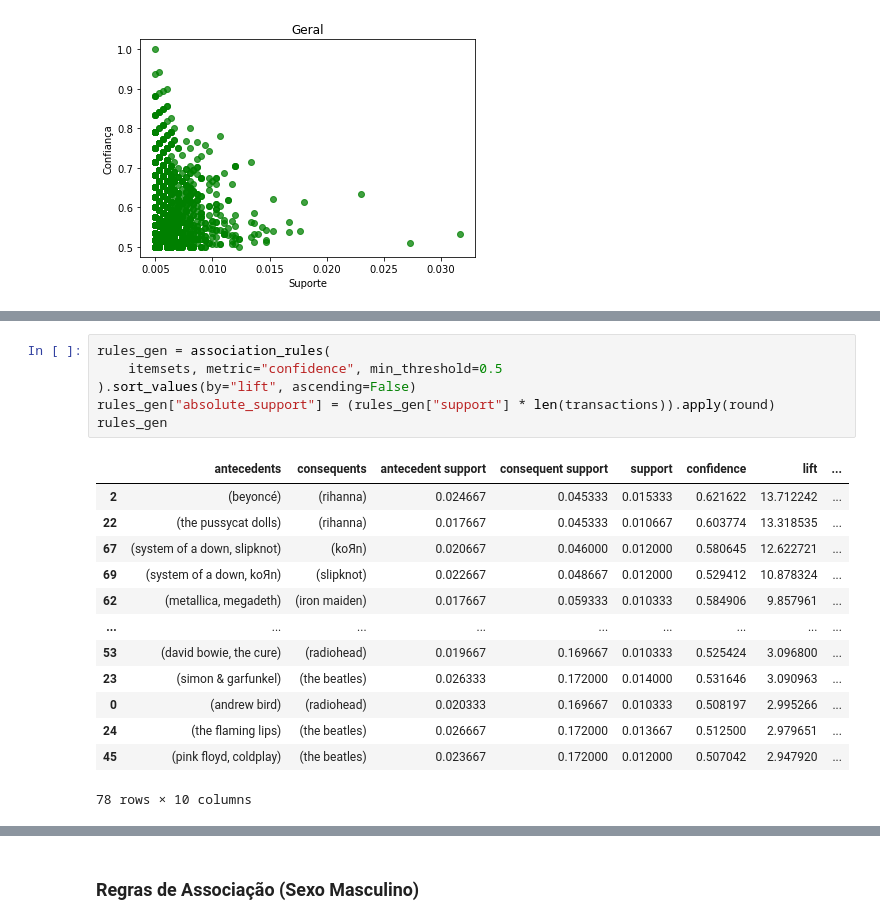
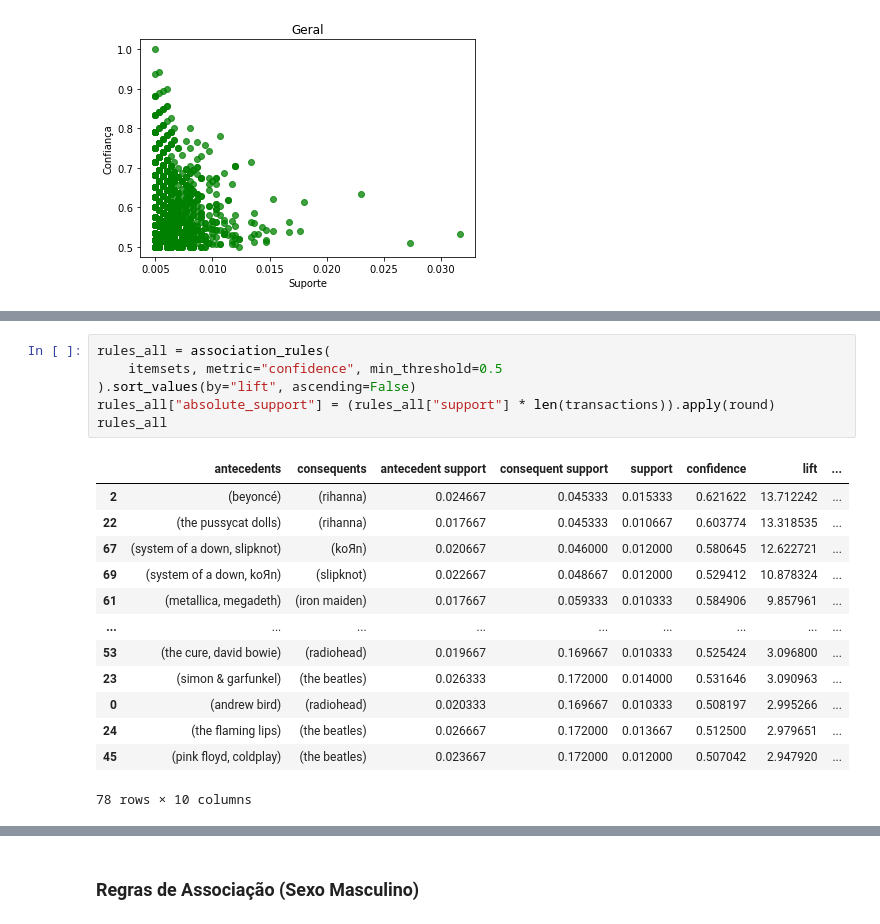
Before and after one commit to usr-bin32/data-mining-assignments, a Jupyter notebook: p2/notebook.ipynb, the cells around one changed output, grey strips where cells are left out. Drawn from its saved outputs; the diff is of its cells as text.

```diff
--- a/p2/notebook.ipynb
+++ b/p2/notebook.ipynb
@@ -232,19 +238,19 @@ itemsets
 1816 rows × 2 columns
 # %%
-rules_gen = association_rules(
+rules_all = association_rules(
     itemsets, metric="confidence", min_threshold=0.5
 ).sort_values(by="lift", ascending=False)
-rules_gen["absolute_support"] = (rules_gen["support"] * len(transactions)).apply(round)
-rules_gen
+rules_all["absolute_support"] = (rules_all["support"] * len(transactions)).apply(round)
+rules_all
 # %% [output]
 |  | antecedents | consequents | antecedent support | consequent support | support | confidence | lift | ... |
 | 2 | (beyoncé) | (rihanna) | 0.024667 | 0.045333 | 0.015333 | 0.621622 | 13.712242 | ... |
 | 22 | (the pussycat dolls) | (rihanna) | 0.017667 | 0.045333 | 0.010667 | 0.603774 | 13.318535 | ... |
 | 67 | (system of a down, slipknot) | (koЯn) | 0.020667 | 0.046000 | 0.012000 | 0.580645 | 12.622721 | ... |
 | 69 | (system of a down, koЯn) | (slipknot) | 0.022667 | 0.048667 | 0.012000 | 0.529412 | 10.878324 | ... |
-| 62 | (metallica, megadeth) | (iron maiden) | 0.017667 | 0.059333 | 0.010333 | 0.584906 | 9.857961 | ... |
+| 61 | (metallica, megadeth) | (iron maiden) | 0.017667 | 0.059333 | 0.010333 | 0.584906 | 9.857961 | ... |
 | ... | ... | ... | ... | ... | ... | ... | ... | ... |
-| 53 | (david bowie, the cure) | (radiohead) | 0.019667 | 0.169667 | 0.010333 | 0.525424 | 3.096800 | ... |
+| 53 | (the cure, david bowie) | (radiohead) | 0.019667 | 0.169667 | 0.010333 | 0.525424 | 3.096800 | ... |
 | 23 | (simon & garfunkel) | (the beatles) | 0.026333 | 0.172000 | 0.014000 | 0.531646 | 3.090963 | ... |
 | 0 | (andrew bird) | (radiohead) | 0.020333 | 0.169667 | 0.010333 | 0.508197 | 2.995266 | ... |
 | 24 | (the flaming lips) | (the beatles) | 0.026667 | 0.172000 | 0.013667 | 0.512500 | 2.979651 | ... |
```
Also changed, not shown: parts of 16 cells of this notebook.
